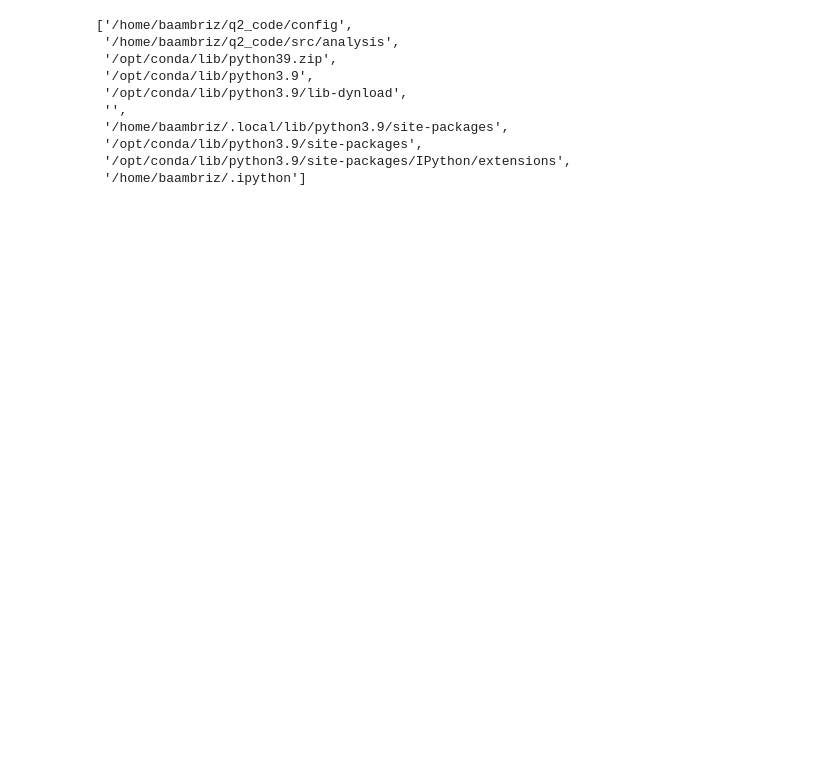
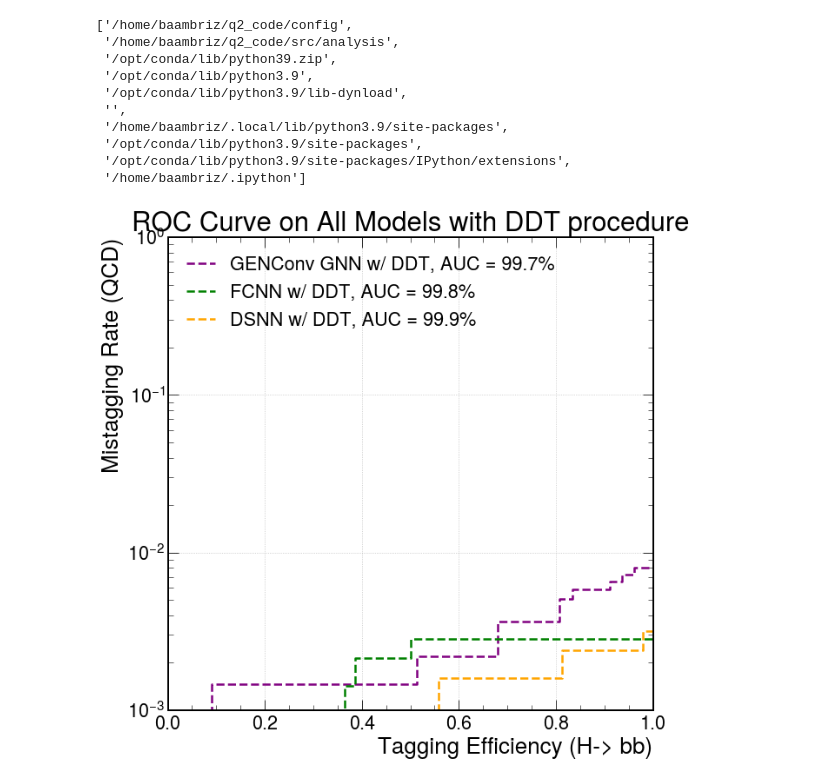
Before and after one commit to Bryan-Az/DSC-Capstone-Result-Replication, a Jupyter notebook: src/analysis/evaluation.ipynb, the cells around one changed output. Cells and saved outputs as stored; diff of their text form; code cells hidden in the pictures; blank space fills up the shorter version.

```diff
--- a/src/analysis/evaluation.ipynb
+++ b/src/analysis/evaluation.ipynb
@@ -155,13 +133,30 @@ cutoff = 0.01
 idx_gnn, val_gnn = find_nearest(fpr_gnn, cutoff)
 idx_fcnn, val_fcnn = find_nearest(fpr_fcnn, cutoff)
 idx_dsnn, val_dsnn = find_nearest(fpr_dsnn, cutoff)
-label_test_gnn_ddt = graph_predictions['hbb_label'] * (graph_predictions['hbb_prediction'] > threshold_gnn[idx_gnn])
+label_test_gnn_ddt = graph_predictions['hbb_label'] * (graph_predictions['hbb_sig'] > threshold_gnn[idx_gnn])
 label_test_fcnn_ddt = fcnn_predictions['hbb_label'] * (fcnn_predictions['hbb_prediction'] > threshold_fcnn[idx_fcnn])
 label_test_dsnn_ddt = dsnn_predictions['hbb_label'] * (dsnn_predictions['hbb_prediction'] > threshold_dsnn[idx_dsnn])
 
 fpr_gnn_ddt, tpr_gnn_ddt, threshold_gnn_ddt = roc_curve(label_test_gnn_ddt, graph_predictions['hbb_prediction'])
 fpr_fcnn_ddt, tpr_fcnn_ddt, threshold_fcnn_ddt = roc_curve(label_test_fcnn_ddt, fcnn_predictions['hbb_prediction'])
 fpr_dsnn_ddt, tpr_dsnn_ddt, threshold_dsnn_ddt = roc_curve(label_test_dsnn_ddt, dsnn_predictions['hbb_prediction'])
+# %%
+# plot curves
+plt.figure()
+plt.plot(tpr_gnn_ddt, fpr_gnn_ddt, color = 'purple', linestyle = '--', lw=2.5, label="GENConv GNN w/ DDT, AUC = {:.1f}%".format(auc(fpr_gnn_ddt, tpr_gnn_ddt)*100))
+plt.plot(tpr_fcnn_ddt, fpr_fcnn_ddt, color = 'green', linestyle = '--', lw=2.5, label="FCNN w/ DDT, AUC = {:.1f}%".format(auc(fpr_fcnn_ddt, tpr_fcnn_ddt)*100))
+plt.plot(tpr_dsnn_ddt, fpr_dsnn_ddt, color = 'orange', linestyle = '--', lw=2.5, label="DSNN w/ DDT, AUC = {:.1f}%".format(auc(fpr_dsnn_ddt, tpr_dsnn_ddt)*100))
+plt.xlabel(r'Tagging Efficiency (H-> bb)')
+plt.ylabel(r'Mistagging Rate (QCD)')
+plt.title('ROC Curve on All Models with DDT procedure')
+plt.semilogy()
+plt.ylim(0.001, 1)
+plt.xlim(0, 1)
+plt.grid(True)
+plt.legend(loc='upper left')
+plt.show()
+# %% [output]
+[figure, added]
 # %%
 import yaml
 
```
Also changed, not shown: parts of 13 cells of this notebook, 3 other files.
